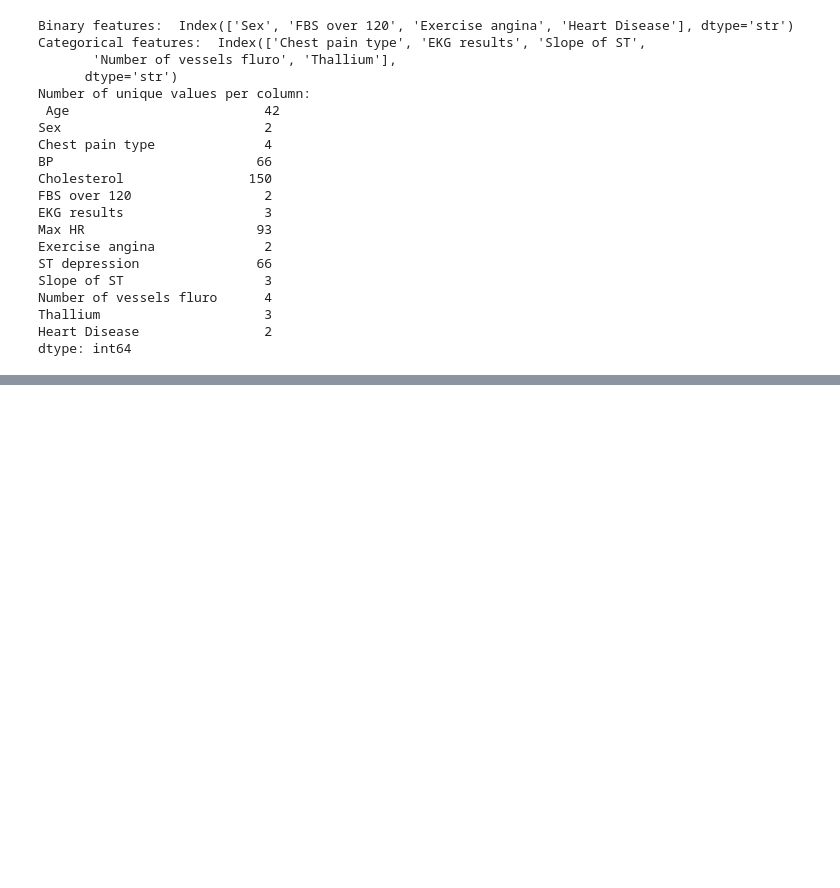
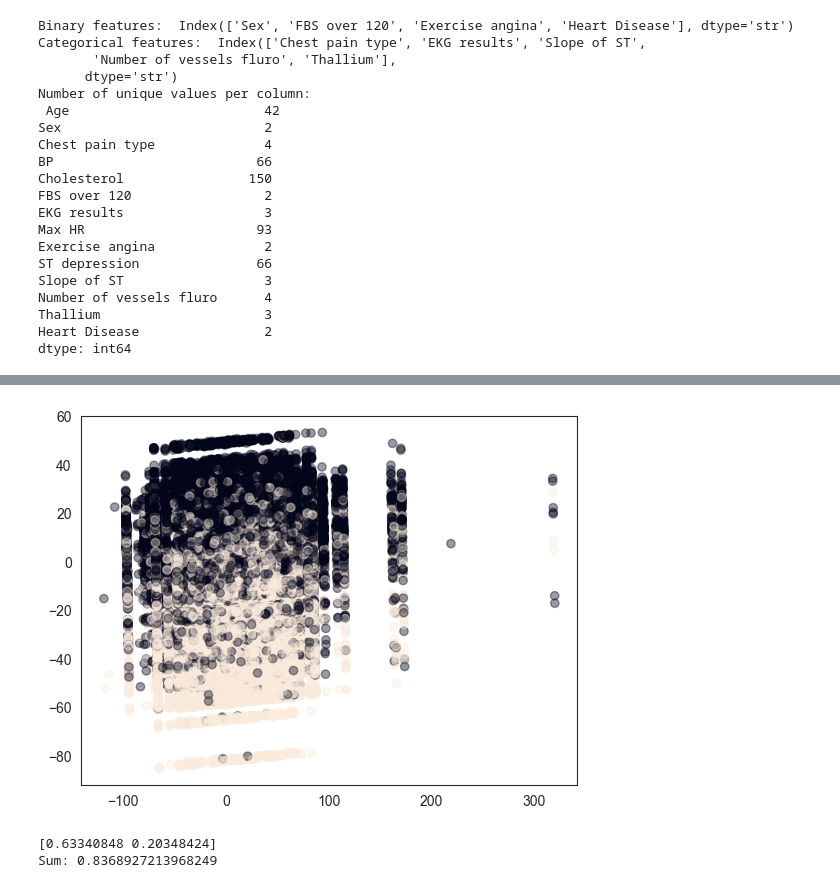
Before and after one commit to bajon1/Ridge-Hill-Climbing, a Jupyter notebook: src/EDA.ipynb, the cells around one changed output, grey strips where cells are left out. Cells and saved outputs as stored; diff of their text form; code cells hidden in the pictures; blank space fills up the shorter version.

```diff
--- a/src/EDA.ipynb
+++ b/src/EDA.ipynb
@@ -92,0 +263,20 @@ dtype: int64
+# %%
+from sklearn.decomposition import PCA
+
+pca = PCA(n_components=2)
+X_pca = pca.fit_transform(data[numerical_cols])
+
+plt.scatter(
+    X_pca[:,0],
+    X_pca[:,1],
+    c=data[target],
+    alpha=0.4
+)
+plt.show()
+
+print(pca.explained_variance_ratio_)
+print("Sum:", pca.explained_variance_ratio_.sum())
+# %% [output]
+[figure, added]
+[0.63340848 0.20348424]
+Sum: 0.8368927213968249
```
Also changed, not shown: parts of 9 cells of this notebook.
